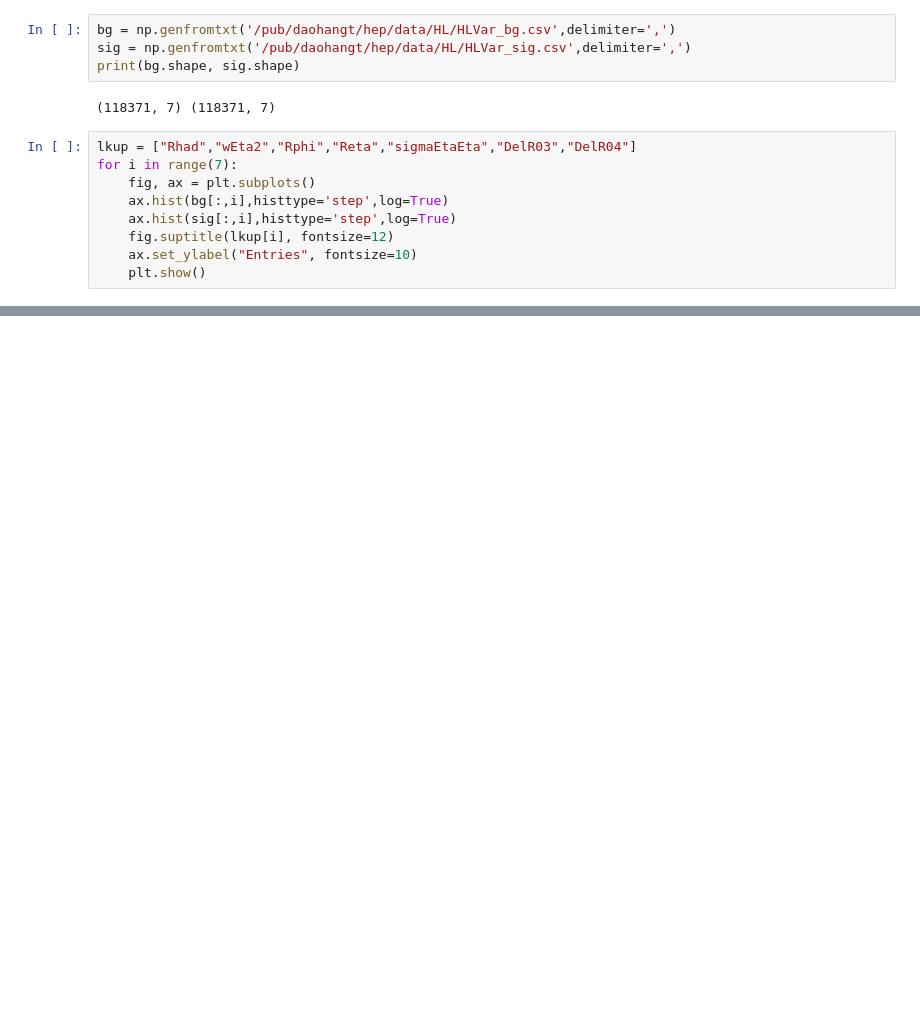
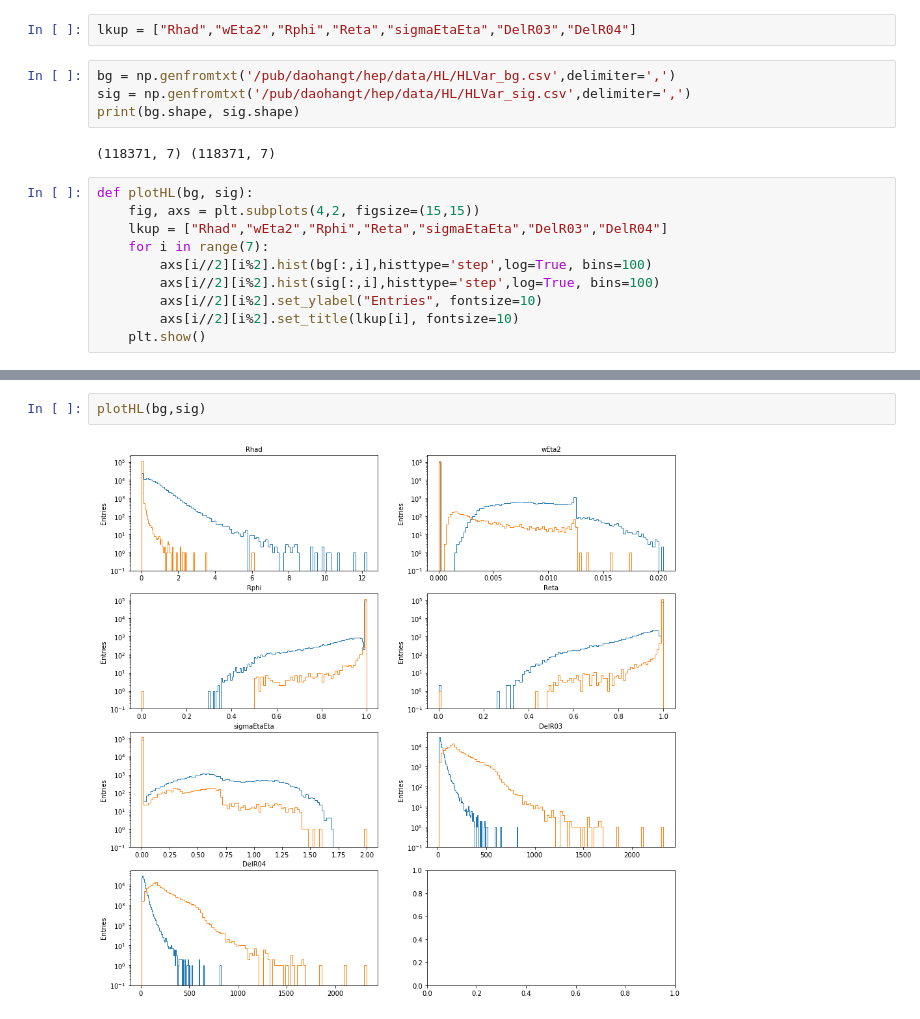
Before and after one commit to TDHTTTT/EID, a Jupyter notebook: train/base_hl.ipynb, the cells around one changed output, grey strips where cells are left out. Cells and saved outputs as stored; diff of their text form; blank space fills up the shorter version.

```diff
--- a/train/base_hl.ipynb
+++ b/train/base_hl.ipynb
@@ -61,6 +128,8 @@ if GPU > 1:
     parallel_model = multi_gpu_model(model, gpus=2)
     parallel_model.compile(loss=keras.losses.binary_crossentropy, optimizer=keras.optimizers.Adam())
     parallel_model.save_weights('parallel_hlbase.h5')
+# %%
+lkup = ["Rhad","wEta2","Rphi","Reta","sigmaEtaEta","DelR03","DelR04"]
 # %%
 bg = np.genfromtxt('/pub/daohangt/hep/data/HL/HLVar_bg.csv',delimiter=',')
 sig = np.genfromtxt('/pub/daohangt/hep/data/HL/HLVar_sig.csv',delimiter=',')
@@ -68,11 +137,12 @@ print(bg.shape, sig.shape)
 # %% [output]
 (118371, 7) (118371, 7)
 # %%
-lkup = ["Rhad","wEta2","Rphi","Reta","sigmaEtaEta","DelR03","DelR04"]
-for i in range(7):
-    fig, ax = plt.subplots()
-    ax.hist(bg[:,i],histtype='step',log=True)
-    ax.hist(sig[:,i],histtype='step',log=True)
-    fig.suptitle(lkup[i], fontsize=12)
-    ax.set_ylabel("Entries", fontsize=10)
+def plotHL(bg, sig):
+    fig, axs = plt.subplots(4,2, figsize=(15,15))
+    lkup = ["Rhad","wEta2","Rphi","Reta","sigmaEtaEta","DelR03","DelR04"]
+    for i in range(7):
+        axs[i//2][i%2].hist(bg[:,i],histtype='step',log=True, bins=100)
+        axs[i//2][i%2].hist(sig[:,i],histtype='step',log=True, bins=100)
+        axs[i//2][i%2].set_ylabel("Entries", fontsize=10)
+        axs[i//2][i%2].set_title(lkup[i], fontsize=10)
     plt.show()
@@ -86,0 +149,4 @@ for i in range(7):
+# %%
+plotHL(bg,sig)
+# %% [output]
+[figure, added]
```
Also changed, not shown: parts of 27 cells of this notebook.
